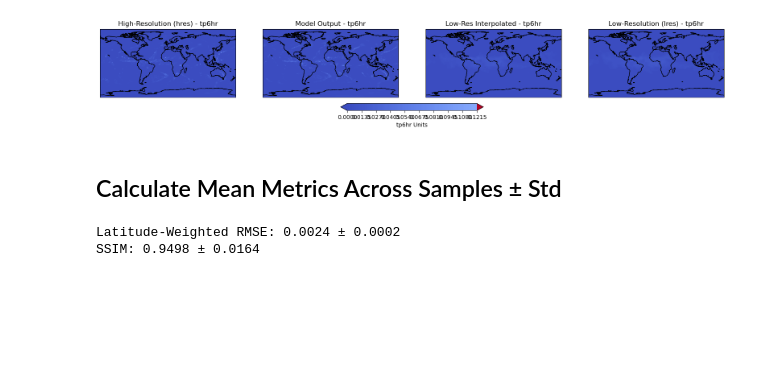
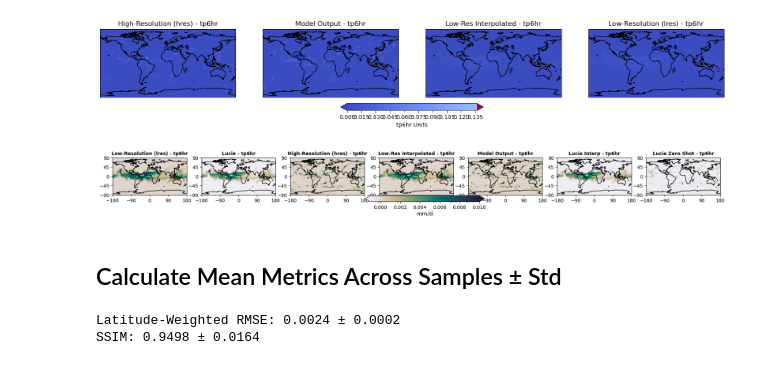
Before and after one commit to moeindarman77/lucie, a Jupyter notebook: metrics.ipynb, the cells around one changed output. Cells and saved outputs as stored; diff of their text form; code cells hidden in the pictures; blank space fills up the shorter version.

```diff
--- a/metrics.ipynb
+++ b/metrics.ipynb
@@ -472,6 +466,77 @@ cbar.set_label("tp6hr Units")  # Replace with appropriate units
 plt.show()
 # %% [output]
 [figure]
+# %%
+import matplotlib.pyplot as plt
+import cartopy.crs as ccrs
+import cmocean as ocean
+
+# Define coordinates
+loncoords_hres = np.linspace(-180, 180, hres_stacked.shape[3])     # For high-res and lres_interp data (1440 points)
+latcoords_hres = np.linspace(-90, 90, hres_stacked.shape[2])       # For high-res and lres_interp data (721 points)
+loncoords_lres = np.linspace(-180, 180, lres_stacked.shape[3])     # For low-res data
+latcoords_lres = np.linspace(-90, 90, lres_stacked.shape[2])       # For low-res data
+
+# Set up the plotting parameters
+projection = ccrs.PlateCarree()
+
+# Define vmin and vmax based on combined data
+vmin_tp6hr = min(
+    hres_tp6hr_denorm.min(),
+    output_tp6hr_denorm.min(),
+    lres_tp6hr_denorm.min(),
+    lres_interp_tp6hr_denorm.min(),
+    lucie_tp6hr.min(),
+    lucie_interp_tp6hr.min(),
+    lucie_zero_shot_tp6hr.min()
+)
+vmax_tp6hr = max(
+    hres_tp6hr_denorm.max(),
+    output_tp6hr_denorm.max(),
+    lres_tp6hr_denorm.max(),
+    lres_interp_tp6hr_denorm.max(),
+    lucie_tp6hr.max(),
+    lucie_interp_tp6hr.max(),
+    lucie_zero_shot_tp6hr.max()
+)
+
+# Plotting 'tp6hr' channel (first sample)
+sample_idx = 5
+
+fig, axs = plt.subplots(1, 7, figsize=(20, 5), subplot_kw={'projection': projection})
+data_to_plot = [
+    (lres_tp6hr_denorm[sample_idx, :, :], "Low-Resolution (lres)", loncoords_lres, latcoords_lres),
+    (lucie_tp6hr[sample_idx, :, :], "Lucie", loncoords_lres, latcoords_lres),
+    (hres_tp6hr_denorm[sample_idx, :, :], "High-Resolution (hres)", loncoords_hres, latcoords_hres),
+    (lres_interp_tp6hr_denorm[sample_idx, :, :], "Low-Res Interpolated", loncoords_hres, latcoords_hres),
+    (output_tp6hr_denorm[sample_idx, :, :], "Model Output", loncoords_hres, latcoords_hres),
+    (lucie_interp_tp6hr[sample_idx, :, :], "Lucie Interp", loncoords_hres, latcoords_hres),
+    (lucie_zero_shot_tp6hr[sample_idx, :, :], "Lucie Zero Shot", loncoords_hres, latcoords_hres)
+]
+
+# Collect all images to adjust colorbar later
+ims = []
+
+for ax, (data, title, loncoords, latcoords) in zip(axs, data_to_plot):
+    im = ax.pcolormesh(
+        loncoords, latcoords, data, vmin=vmin_tp6hr, vmax=0.01,
+        transform=projection, cmap=ocean.cm.rain, shading="auto"
+    )
+    ax.coastlines()
+    ax.set_xticks(np.linspace(-180, 180, 5), crs=projection)
+    ax.set_yticks(np.linspace(-90, 90, 5), crs=projection)
+    ax.set_title(f"{title} - tp6hr", fontsize=10, fontweight="bold")
+    ims.append(im)
+
+# Add a colorbar common to all subplots
+cbar = fig.colorbar(ims[0], ax=axs, orientation="horizontal", fraction=0.046, pad=0.04, extend="both")
+cbar.set_label("mm/d", fontsize=12)
+cbar.ax.tick_params(labelsize=10)
+
+plt.subplots_adjust(left=0.05, right=0.95, top=0.85, bottom=0.15, wspace=0.2, hspace=0.2)
+plt.show()
+# %% [output]
+[figure, added]
 # %% [markdown]
 ## Calculate Mean Metrics Across Samples ± Std
 # %%
```
Also changed, not shown: parts of 13 cells of this notebook.
